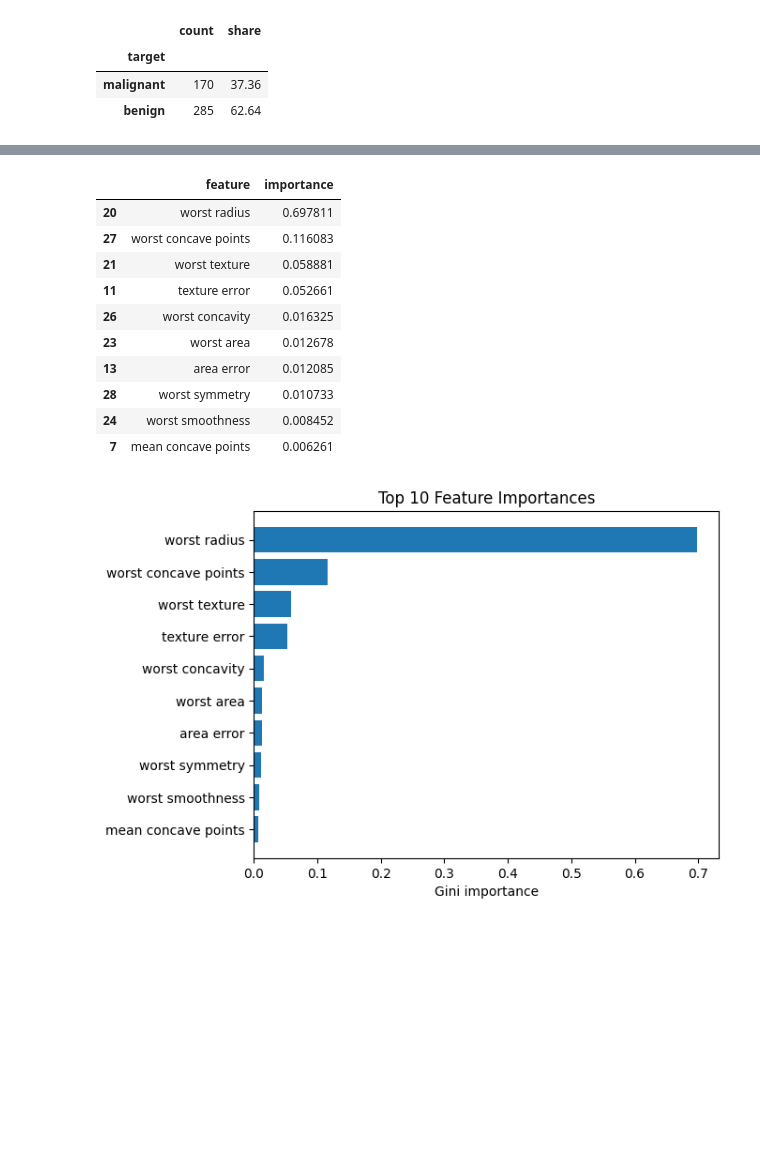
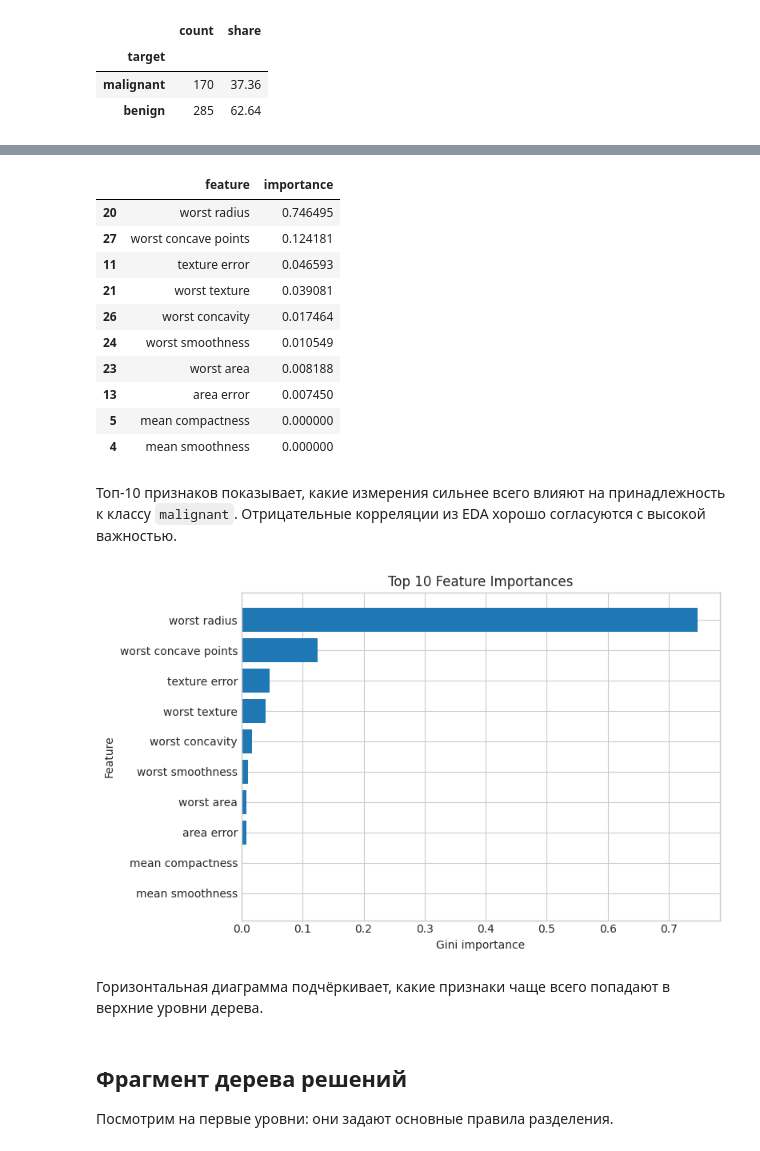
Before and after one commit to Akinara666/ml-playground, a Jupyter notebook: decision_tree/notebook.ipynb, the cells around one changed output, grey strips where cells are left out. Saved outputs shown, nothing was run; the diff lists cells and outputs as text; code cells hidden in the pictures; blank space fills up the shorter version.

Commit message:
exploratory analysis and metrics explanation for decision tree notebook

```diff
--- a/decision_tree/notebook.ipynb
+++ b/decision_tree/notebook.ipynb
@@ -85,9 +112,12 @@ class_balance
 # %%
-pipe = Pipeline(steps=[
-    ("scaler", StandardScaler()),
-    ("tree", DecisionTreeClassifier(criterion="gini", random_state=RANDOM_STATE))
-])
-
-pipe.fit(X_train, y_train)
-y_pred = pipe.predict(X_test)
-y_proba_malignant = pipe.predict_proba(X_test)[:, 0]  # вероятность класса 'malignant'
+tree = DecisionTreeClassifier(
+    criterion="gini",
+    max_depth=5,
+    min_samples_leaf=5,
+    random_state=RANDOM_STATE
+)
+tree.fit(X_train, y_train)
+y_pred = tree.predict(X_test)
+y_proba_malignant = tree.predict_proba(X_test)[:, 0]
+y_test_malignant = (y_test == 0).astype(int)
+y_pred_malignant = (y_pred == 0).astype(int)
@@ -146,25 +205,41 @@ plt.show()
 # %%
-imp = pd.DataFrame({"feature":X.columns, "importance":pipe.named_steps["tree"].feature_importances_}).sort_values("importance", ascending=False)
-imp.head(10)
+importance = (
+    pd.DataFrame({
+        "feature": X.columns,
+        "importance": tree.feature_importances_
+    })
+    .sort_values("importance", ascending=False)
+)
+importance.head(10)
 # %% [output]
 |  | feature | importance |
-| 20 | worst radius | 0.697811 |
-| 27 | worst concave points | 0.116083 |
-| 21 | worst texture | 0.058881 |
-| 11 | texture error | 0.052661 |
-| 26 | worst concavity | 0.016325 |
-| 23 | worst area | 0.012678 |
-| 13 | area error | 0.012085 |
-| 28 | worst symmetry | 0.010733 |
-| 24 | worst smoothness | 0.008452 |
-| 7 | mean concave points | 0.006261 |
+| 20 | worst radius | 0.746495 |
+| 27 | worst concave points | 0.124181 |
+| 11 | texture error | 0.046593 |
+| 21 | worst texture | 0.039081 |
+| 26 | worst concavity | 0.017464 |
+| 24 | worst smoothness | 0.010549 |
+| 23 | worst area | 0.008188 |
+| 13 | area error | 0.007450 |
+| 5 | mean compactness | 0.000000 |
+| 4 | mean smoothness | 0.000000 |
+# %% [markdown]
+Топ-10 признаков показывает, какие измерения сильнее всего влияют на принадлежность к классу `malignant`. Отрицательные корреляции из EDA хорошо согласуются с высокой важностью.
 # %%
-plt.figure()
-plt.barh(imp.head(10)["feature"], imp.head(10)["importance"])
-plt.gca().invert_yaxis()
+plt.figure(figsize=(8, 5))
+top10 = importance.head(10)[::-1]
+plt.barh(top10['feature'], top10['importance'])
 plt.title("Top 10 Feature Importances")
 plt.xlabel("Gini importance")
+plt.ylabel("Feature")
+plt.tight_layout()
 plt.show()
 # %% [output]
-[figure, old version]
+[figure, new version]
+# %% [markdown]
+Горизонтальная диаграмма подчёркивает, какие признаки чаще всего попадают в верхние уровни дерева.
+# %% [markdown]
+## Фрагмент дерева решений
+
+Посмотрим на первые уровни: они задают основные правила разделения.
 # %%
```
Also changed, not shown: parts of 27 cells of this notebook, 2 other files.
